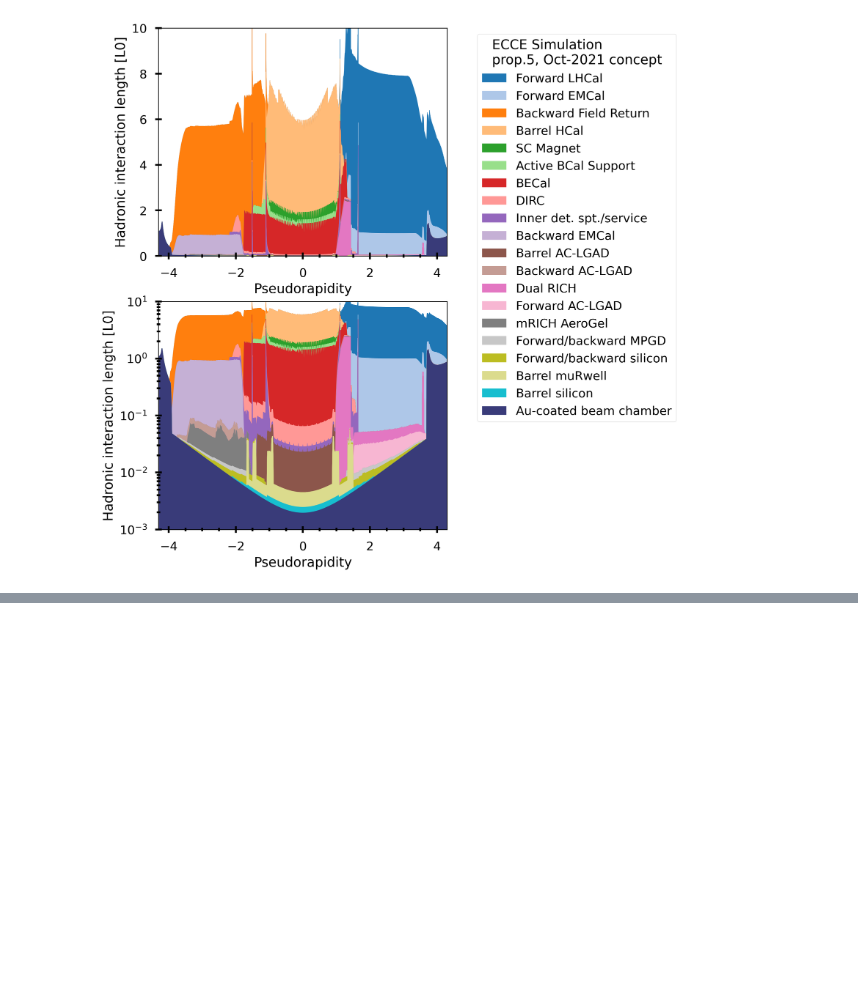
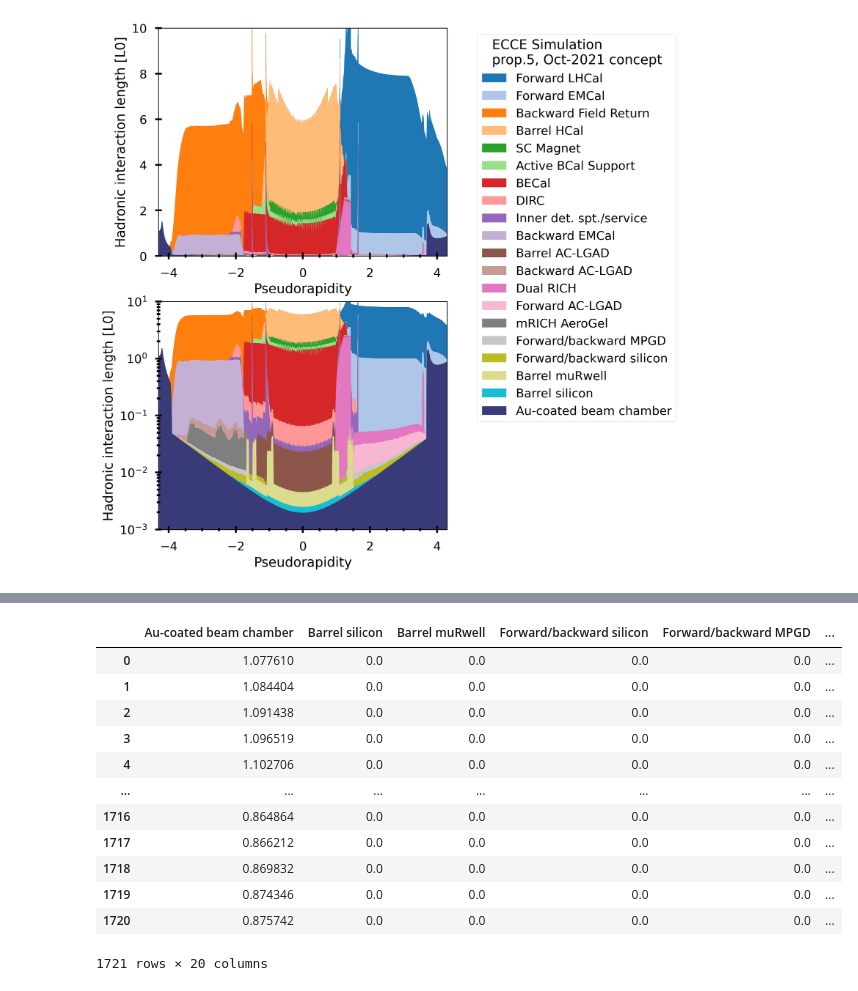
Before and after one commit to blackcathj/macros-1, a Jupyter notebook: detectors/EICDetector/Plot.ipynb, the cells around one changed output, grey strips where cells are left out. Drawn from its saved outputs; the diff is of its cells as text; code cells hidden in the pictures; blank space fills up the shorter version.

```diff
--- a/detectors/EICDetector/Plot.ipynb
+++ b/detectors/EICDetector/Plot.ipynb
@@ -396,0 +442,16 @@ len(datasets)
+# %%
+df_lambda0
+# %% [output]
+|  | Au-coated beam chamber | Barrel silicon | Barrel muRwell | Forward/backward silicon | Forward/backward MPGD | ... |
+| 0 | 1.077610 | 0.0 | 0.0 | 0.0 | 0.0 | ... |
+| 1 | 1.084404 | 0.0 | 0.0 | 0.0 | 0.0 | ... |
+| 2 | 1.091438 | 0.0 | 0.0 | 0.0 | 0.0 | ... |
+| 3 | 1.096519 | 0.0 | 0.0 | 0.0 | 0.0 | ... |
+| 4 | 1.102706 | 0.0 | 0.0 | 0.0 | 0.0 | ... |
+| ... | ... | ... | ... | ... | ... | ... |
+| 1716 | 0.864864 | 0.0 | 0.0 | 0.0 | 0.0 | ... |
+| 1717 | 0.866212 | 0.0 | 0.0 | 0.0 | 0.0 | ... |
+| 1718 | 0.869832 | 0.0 | 0.0 | 0.0 | 0.0 | ... |
+| 1719 | 0.874346 | 0.0 | 0.0 | 0.0 | 0.0 | ... |
+| 1720 | 0.875742 | 0.0 | 0.0 | 0.0 | 0.0 | ... |
+1721 rows × 20 columns
```
Also changed, not shown: parts of 4 cells of this notebook, 2 other files.
